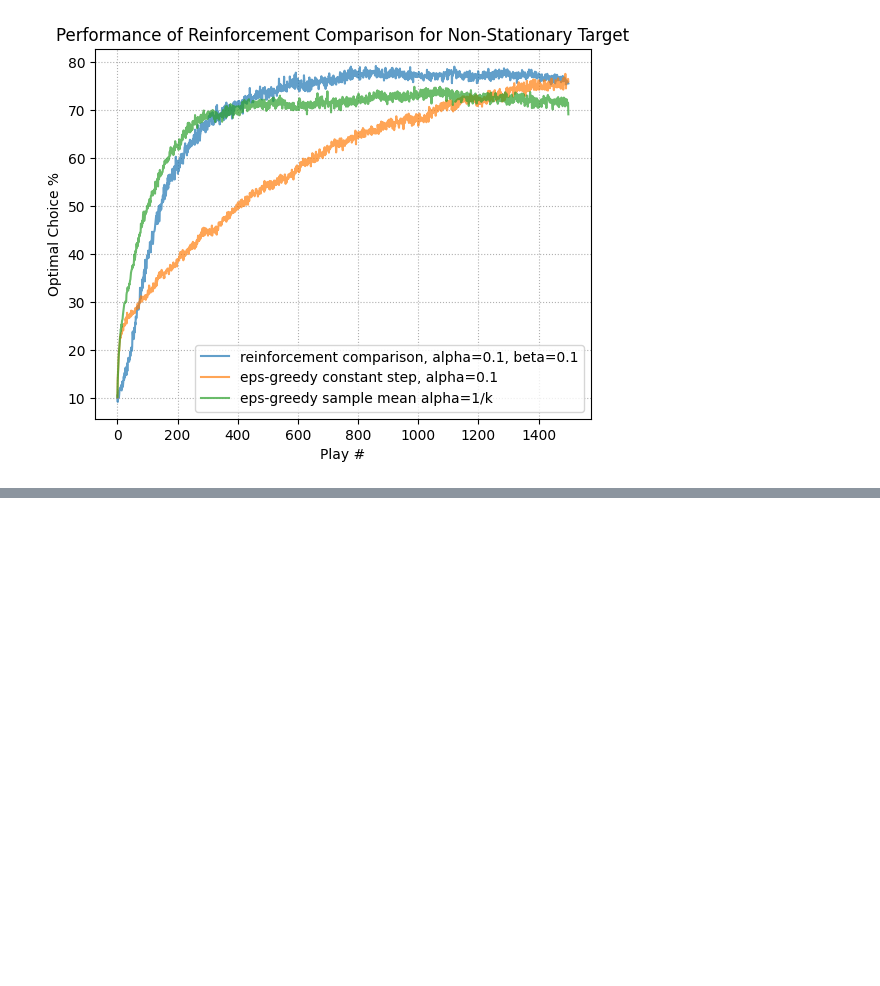
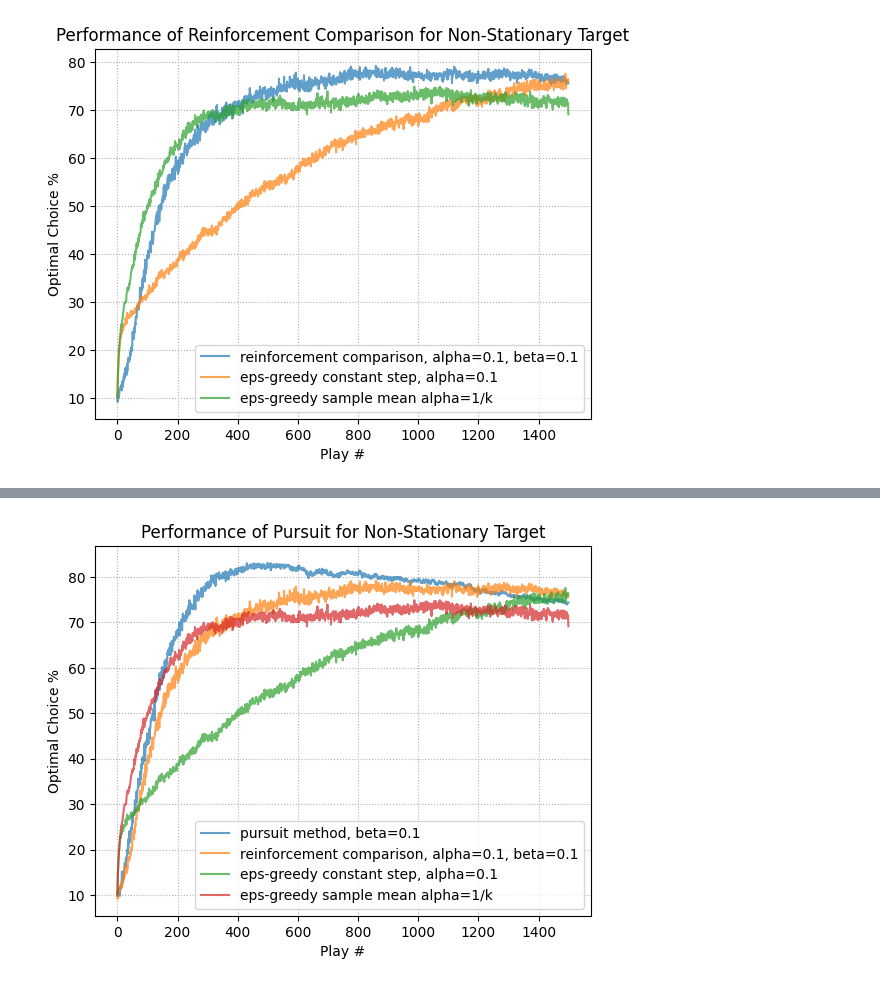
Before and after one commit to aadi219/reinforcement-learning, a Jupyter notebook: n-armed_bandit.ipynb, the cells around one changed output, grey strips where cells are left out. Saved outputs shown, nothing was run; the diff lists cells and outputs as text; code cells hidden in the pictures; blank space fills up the shorter version.

```diff
--- a/n-armed_bandit.ipynb
+++ b/n-armed_bandit.ipynb
@@ -330,0 +399,17 @@ plot_comparison(1500,
+# %%
+plot_comparison(1500,
+                Ys=(
+                    pursuit_results[1] * 100,
+                    reinforcement_comp_result[1] * 100,
+                    non_stationary_results['constant_step'][1] * 100,
+                    non_stationary_results['sample_mean'][1] * 100,
+                ),
+                labels=("pursuit method, beta=0.1",
+                        "reinforcement comparison, alpha=0.1, beta=0.1",
+                        "eps-greedy constant step, alpha=0.1",
+                        "eps-greedy sample mean alpha=1/k"),
+                title="Performance of Pursuit for Non-Stationary Target",
+                xlabel="Play #",
+                ylabel="Optimal Choice %")
+# %% [output]
+[figure, added]
```
Also changed, not shown: parts of 4 cells of this notebook.
